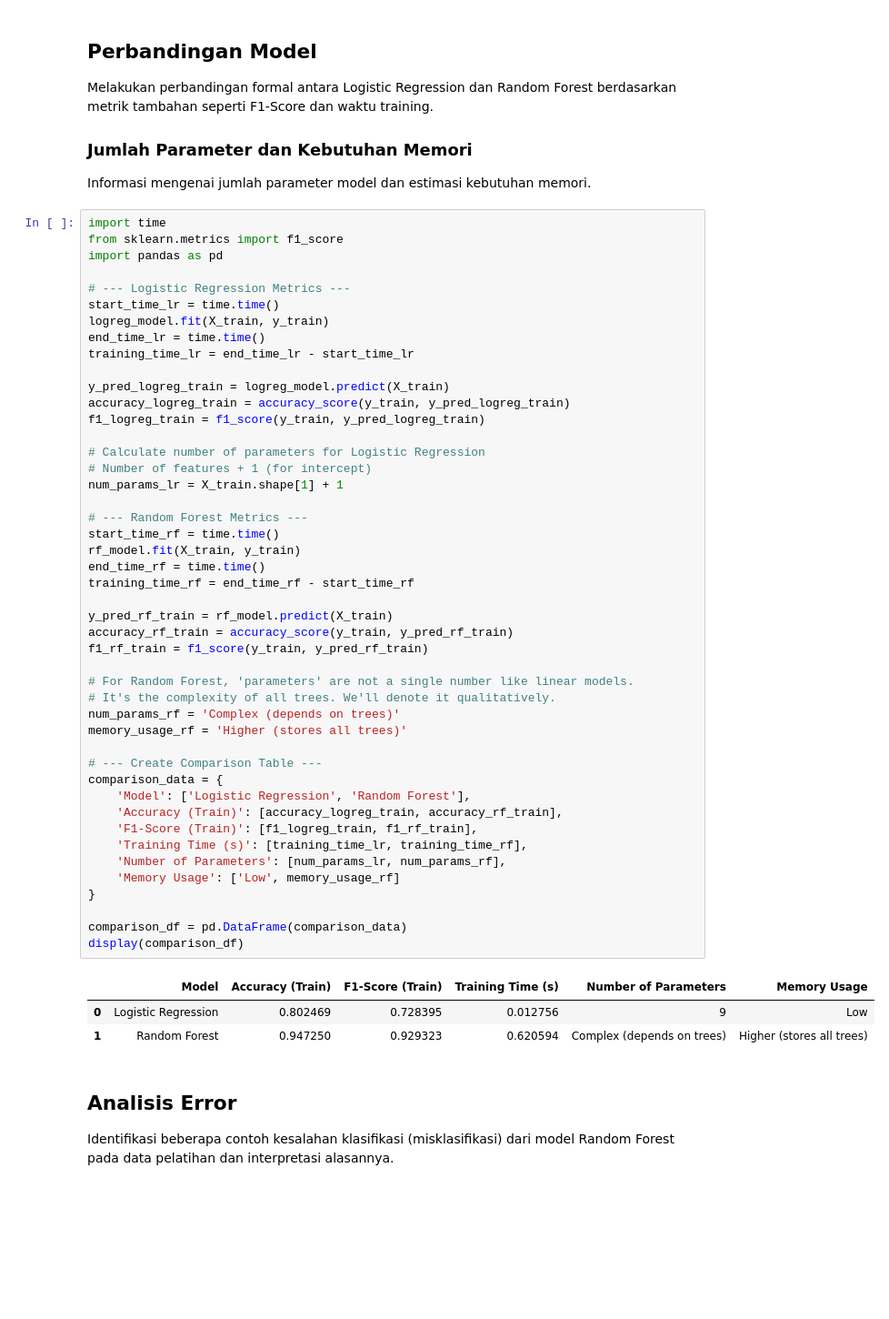
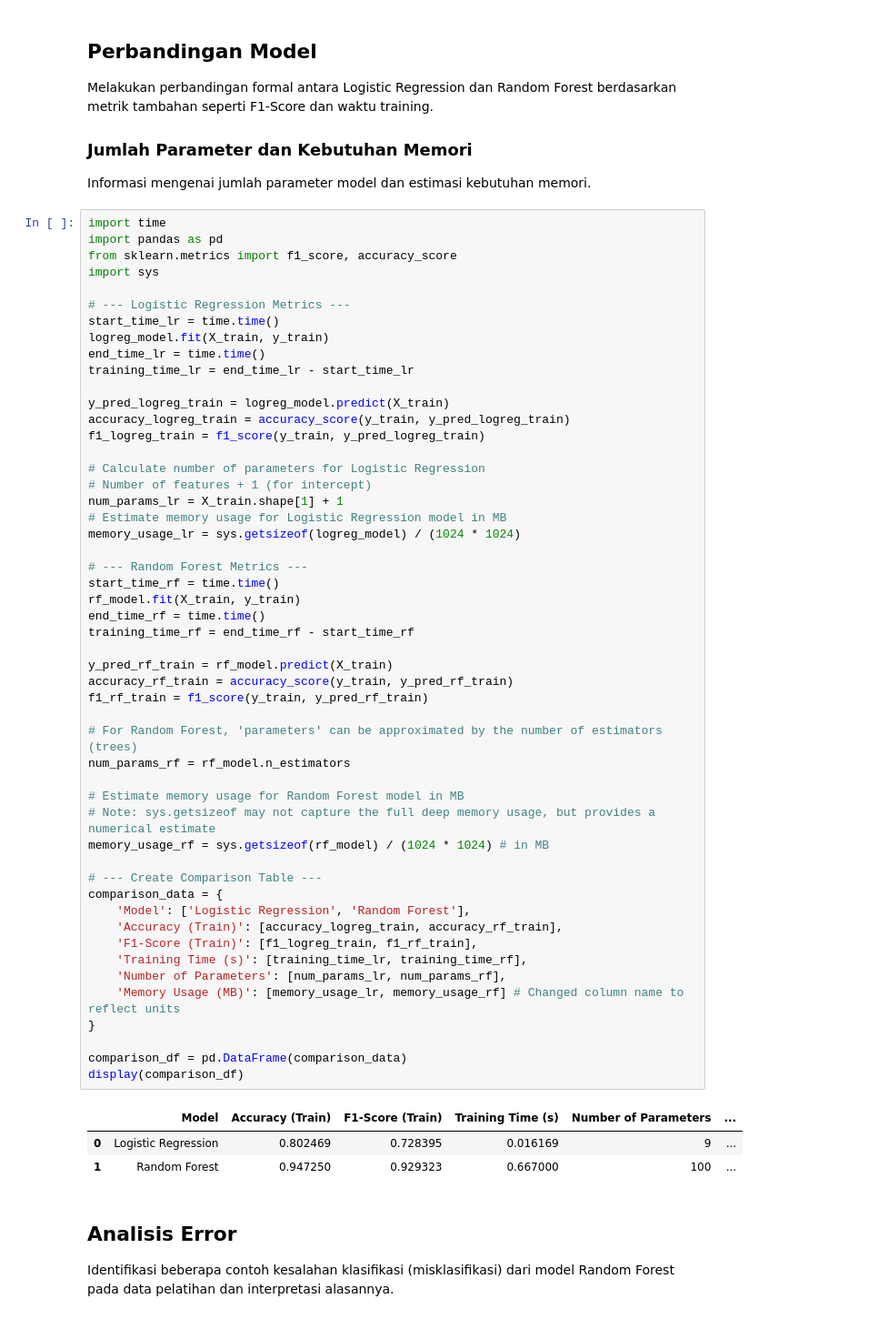
Before and after one commit to Tayo1103/uts_deep_learning, a Jupyter notebook: Notebook/UTS_Deep_Learning_Kasus_1_Data_Tabular_(ML).ipynb, the cells around one changed output. Shown at 91% size. Saved outputs shown, nothing was run; the diff lists cells and outputs as text; blank space fills up the shorter version.

```diff
--- a/Notebook/UTS_Deep_Learning_Kasus_1_Data_Tabular_(ML).ipynb
+++ b/Notebook/UTS_Deep_Learning_Kasus_1_Data_Tabular_(ML).ipynb
@@ -609,8 +610,9 @@ Melakukan perbandingan formal antara Logistic Regression dan Random Forest berda
 Informasi mengenai jumlah parameter model dan estimasi kebutuhan memori.
 # %%
 import time
-from sklearn.metrics import f1_score
 import pandas as pd
+from sklearn.metrics import f1_score, accuracy_score
+import sys
 
 # --- Logistic Regression Metrics ---
 start_time_lr = time.time()
@@ -622,41 +624,45 @@ y_pred_logreg_train = logreg_model.predict(X_train)
 accuracy_logreg_train = accuracy_score(y_train, y_pred_logreg_train)
 f1_logreg_train = f1_score(y_train, y_pred_logreg_train)
 
 # Calculate number of parameters for Logistic Regression
 # Number of features + 1 (for intercept)
 num_params_lr = X_train.shape[1] + 1
+# Estimate memory usage for Logistic Regression model in MB
+memory_usage_lr = sys.getsizeof(logreg_model) / (1024 * 1024)
 
 # --- Random Forest Metrics ---
 start_time_rf = time.time()
 rf_model.fit(X_train, y_train)
 end_time_rf = time.time()
 training_time_rf = end_time_rf - start_time_rf
 
 y_pred_rf_train = rf_model.predict(X_train)
 accuracy_rf_train = accuracy_score(y_train, y_pred_rf_train)
 f1_rf_train = f1_score(y_train, y_pred_rf_train)
 
-# For Random Forest, 'parameters' are not a single number like linear models.
-# It's the complexity of all trees. We'll denote it qualitatively.
-num_params_rf = 'Complex (depends on trees)'
-memory_usage_rf = 'Higher (stores all trees)'
+# For Random Forest, 'parameters' can be approximated by the number of estimators (trees)
+num_params_rf = rf_model.n_estimators
+
+# Estimate memory usage for Random Forest model in MB
+# Note: sys.getsizeof may not capture the full deep memory usage, but provides a numerical estimate
+memory_usage_rf = sys.getsizeof(rf_model) / (1024 * 1024) # in MB
 
 # --- Create Comparison Table ---
 comparison_data = {
     'Model': ['Logistic Regression', 'Random Forest'],
     'Accuracy (Train)': [accuracy_logreg_train, accuracy_rf_train],
     'F1-Score (Train)': [f1_logreg_train, f1_rf_train],
     'Training Time (s)': [training_time_lr, training_time_rf],
     'Number of Parameters': [num_params_lr, num_params_rf],
-    'Memory Usage': ['Low', memory_usage_rf]
+    'Memory Usage (MB)': [memory_usage_lr, memory_usage_rf] # Changed column name to reflect units
 }
 
 comparison_df = pd.DataFrame(comparison_data)
 display(comparison_df)
 # %% [output]
-|  | Model | Accuracy (Train) | F1-Score (Train) | Training Time (s) | Number of Parameters | Memory Usage |
-| 0 | Logistic Regression | 0.802469 | 0.728395 | 0.012756 | 9 | Low |
-| 1 | Random Forest | 0.947250 | 0.929323 | 0.620594 | Complex (depends on trees) | Higher (stores all trees) |
+|  | Model | Accuracy (Train) | F1-Score (Train) | Training Time (s) | Number of Parameters | ... |
+| 0 | Logistic Regression | 0.802469 | 0.728395 | 0.016169 | 9 | ... |
+| 1 | Random Forest | 0.947250 | 0.929323 | 0.667000 | 100 | ... |
 # %% [markdown]
 ## Analisis Error
 
```
Also changed, not shown: parts of 1 cell of this notebook, 1 other file.
